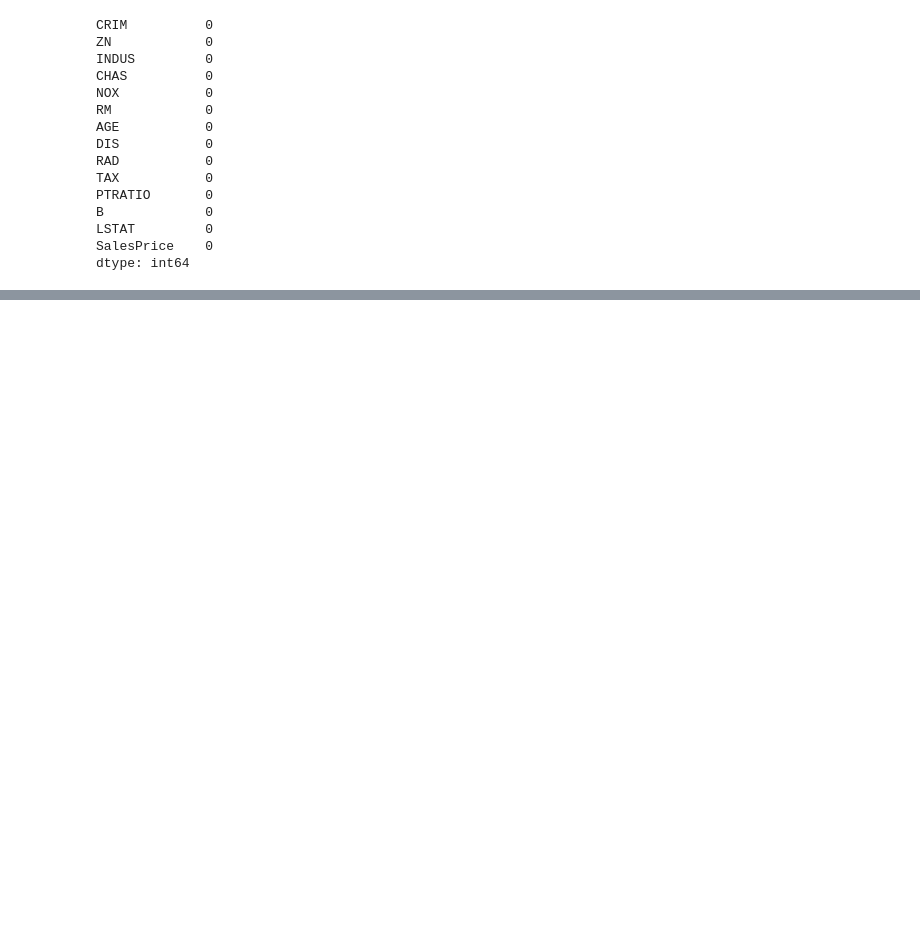
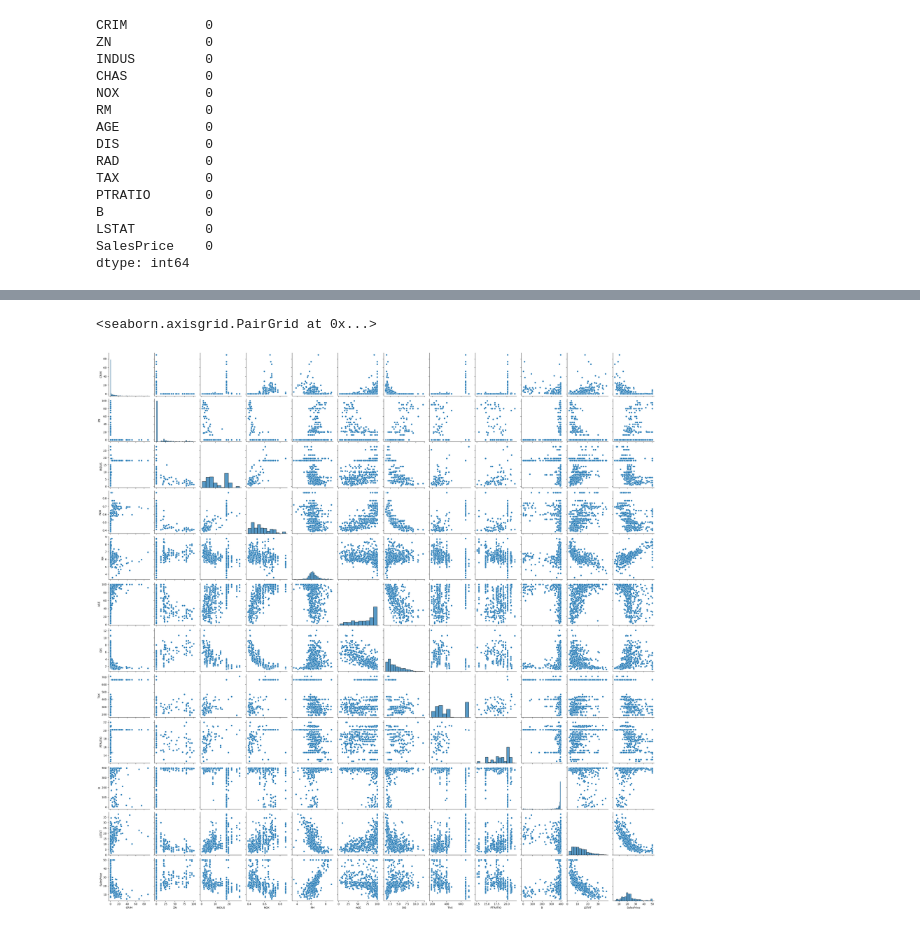
Before and after one commit to Nikhil-V98/Project, a Jupyter notebook: House.ipynb, the cells around one changed output, grey strips where cells are left out. Saved outputs shown, nothing was run; the diff lists cells and outputs as text; code cells hidden in the pictures; blank space fills up the shorter version.

```diff
--- a/House.ipynb
+++ b/House.ipynb
@@ -160,0 +154,5 @@ dtype: int64
+# %%
+sns.pairplot(data)
+# %% [output]
+<seaborn.axisgrid.PairGrid at 0x...>
+[figure, added]
```
Also changed, not shown: parts of 19 cells of this notebook.
